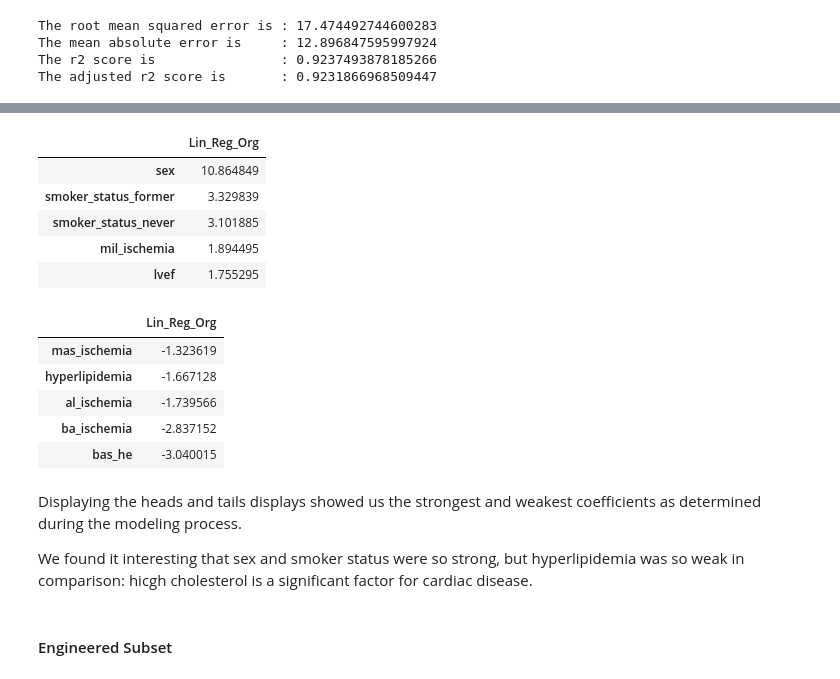
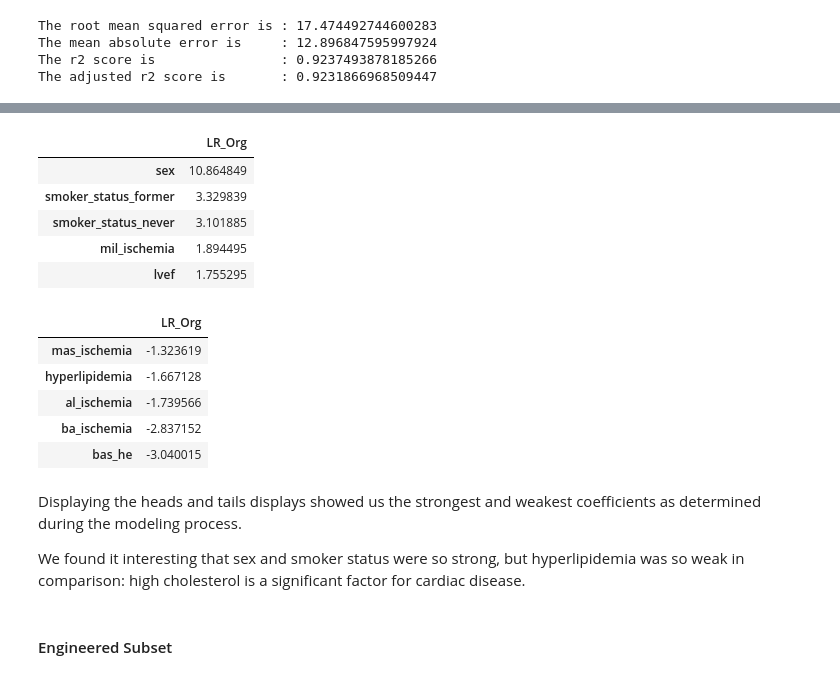
Before and after one commit to a-bergman/DSI-Capstone, a Jupyter notebook: Code/Modeling And Evaluation.ipynb, the cells around one changed output, grey strips where cells are left out. Cells and saved outputs as stored; diff of their text form; code cells hidden in the pictures.

```diff
--- a/Code/Modeling And Evaluation.ipynb
+++ b/Code/Modeling And Evaluation.ipynb
@@ -342,24 +346,24 @@ The model is technically overfit, but it is so minor we decided to ignore the ov
 # %%
 # Creating a dataframe makes looking the coefficients easier
 
-lin_reg_org = pd.DataFrame(data    = lr.coef_,
-                           index   = X_test.columns,
-                           columns = ["Lin_Reg_Org"])
+lr_org = pd.DataFrame(data    = lr.coef_,
+                      index   = X_test.columns,
+                      columns = ["LR_Org"])
 
 # Sorting for the head and tail five coefficients
 
-head = lin_reg_org.sort_values(by = "Lin_Reg_Org", ascending = False).head()
-tail = lin_reg_org.sort_values(by = "Lin_Reg_Org", ascending = False).tail()
+head = lr_org.sort_values(by = "LR_Org", ascending = False).head(5)
+tail = lr_org.sort_values(by = "LR_Org", ascending = False).tail(5)
 
 display_side_by_side(head,tail)
 # %% [output]
-|  | Lin_Reg_Org |
+|  | LR_Org |
 | sex | 10.864849 |
 | smoker_status_former | 3.329839 |
 | smoker_status_never | 3.101885 |
 | mil_ischemia | 1.894495 |
 | lvef | 1.755295 |
-|  | Lin_Reg_Org |
+|  | LR_Org |
 | mas_ischemia | -1.323619 |
 | hyperlipidemia | -1.667128 |
 | al_ischemia | -1.739566 |
@@ -368,7 +372,7 @@ display_side_by_side(head,tail)
 # %% [markdown]
 Displaying the heads and tails displays showed us the strongest and weakest coefficients as determined during the modeling process.
 
-We found it interesting that sex and smoker status were so strong, but hyperlipidemia was so weak in comparison: hicgh cholesterol is a significant factor for cardiac disease.
+We found it interesting that sex and smoker status were so strong, but hyperlipidemia was so weak in comparison: high cholesterol is a significant factor for cardiac disease.
 # %% [markdown]
 #### Engineered Subset
 # %% [markdown]
```
Also changed, not shown: parts of 29 cells of this notebook.
